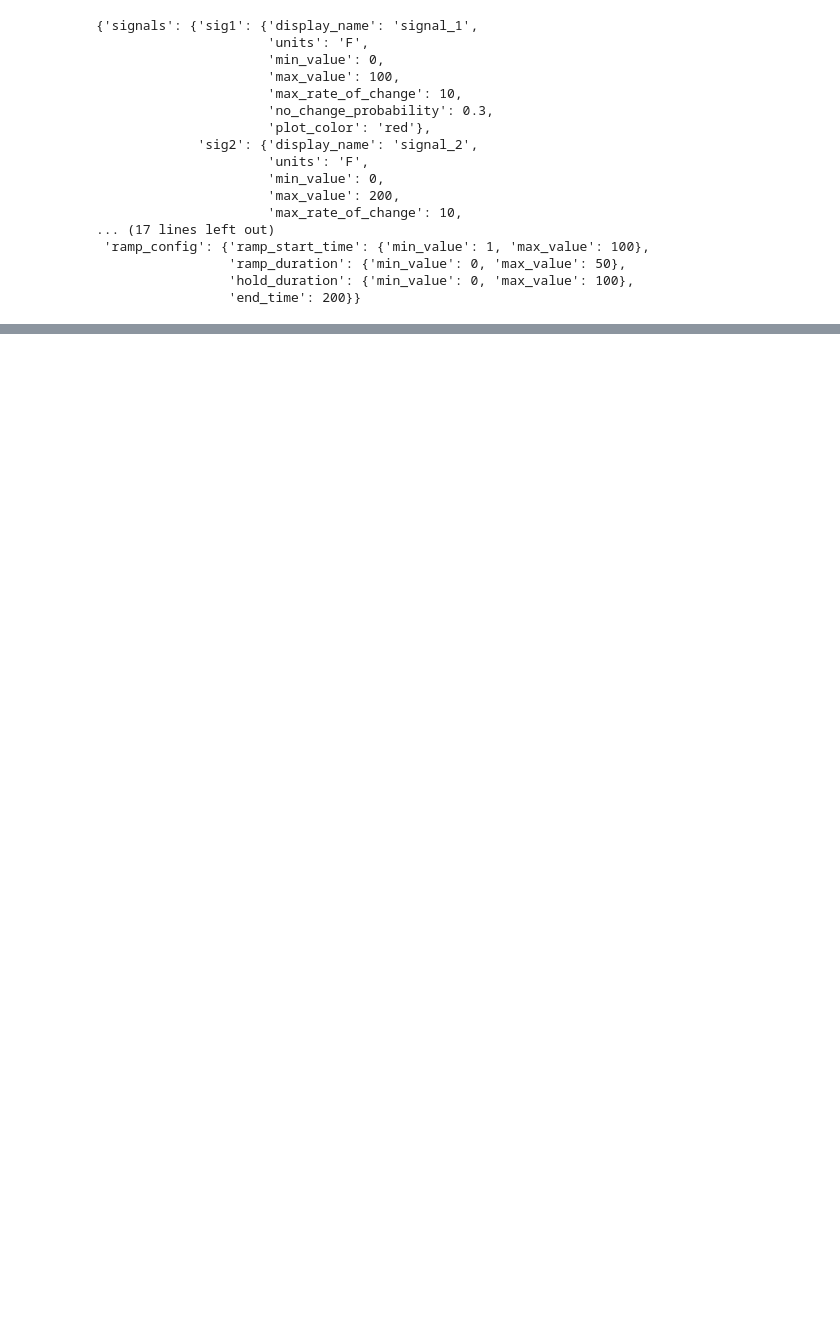
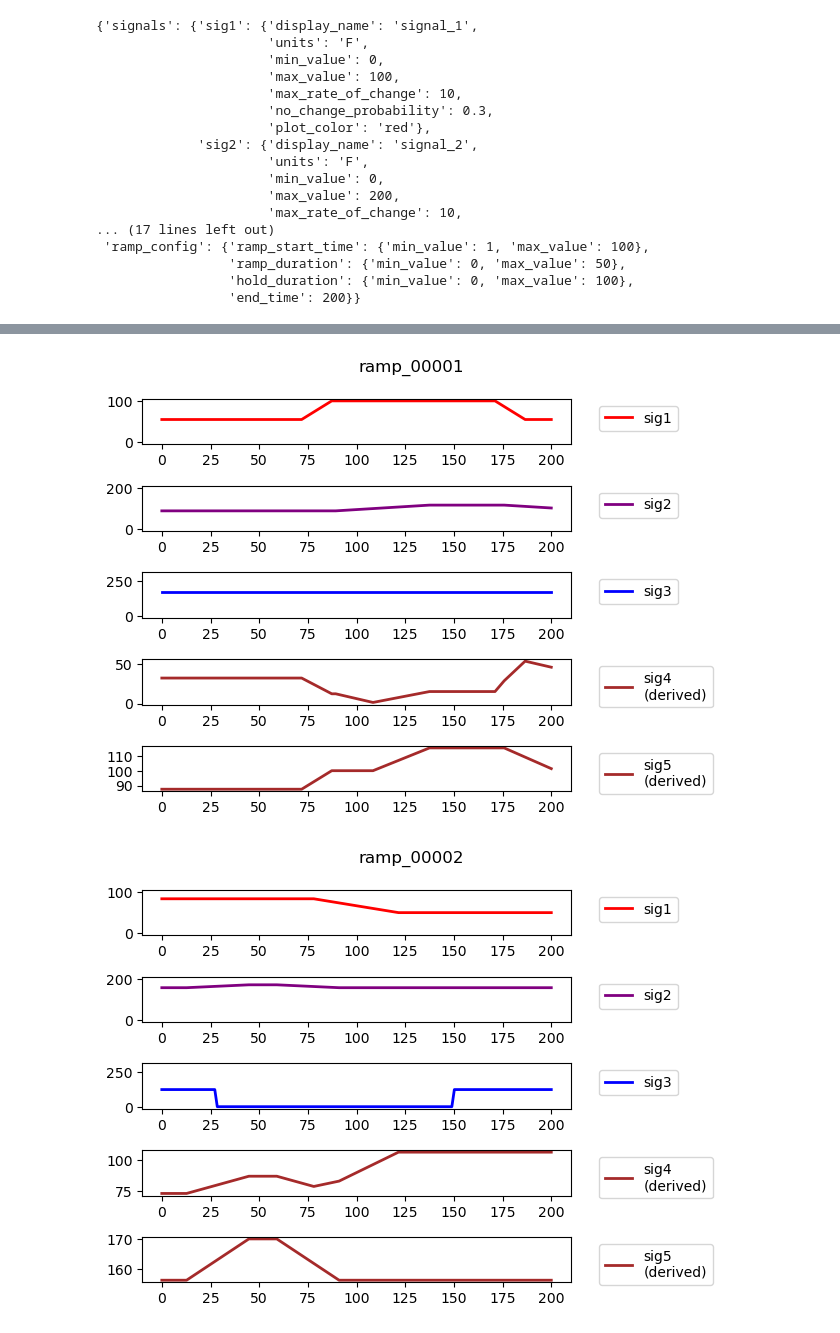
Before and after one commit to Shroff20/signal_gen, a Jupyter notebook: signal_gen_demo.ipynb, the cells around one changed output, grey strips where cells are left out. Cells and saved outputs as stored; diff of their text form; code cells hidden in the pictures; blank space fills up the shorter version.

```diff
--- a/signal_gen_demo.ipynb
+++ b/signal_gen_demo.ipynb
@@ -26,13 +26,19 @@ config = sgt.load_config(fn_yaml)
                  'hold_duration': {'min_value': 0, 'max_value': 100},
                  'end_time': 200}}
 # %%
-N_loadcases = 10
+N_loadcases = 100
+
+import pandas as pd
+
+
+df_all = pd.DataFrame(index = range(N_loadcases), columns = ['loadcase_name', 'df_signals', 'df_parameters'])
 
 for i in range(N_loadcases):
+    loadcase_name = f"ramp_{i+1:05d}"
+    df_signals, df_parameters = sgt.generate_ramp_loadcase(config)
+    #sgt.plot_loadcase(df_signals, config, loadcase_name = loadcase_name)
 
-    loadcase_name = f"ramp_{i+1:05d}"
-    df_merged, df_parameters = sgt.generate_ramp_loadcase(config)
-    sgt.plot_loadcase(df_merged, config, loadcase_name = loadcase_name)
-    #print(df_merged)
-    #print(df_parameters)
+    df_all.loc[i,  ['loadcase_name', 'df_signals', 'df_parameters']] = [loadcase_name, df_signals, df_parameters]
+
+print(df_all.info())
 # %% [output]
@@ -48,0 +56,8 @@ for i in range(N_loadcases):
+# %%
+for i in range(3):
+    loadcase_name = df_all.loc[i, 'loadcase_name']
+    df_signals = df_all.loc[i, 'df_signals']
+    sgt.plot_loadcase(df_signals, config, loadcase_name = loadcase_name)
+# %% [output]
+[figure, added]
+[figure, added]
```
Also changed, not shown: parts of 2 cells of this notebook, 1 other file.
